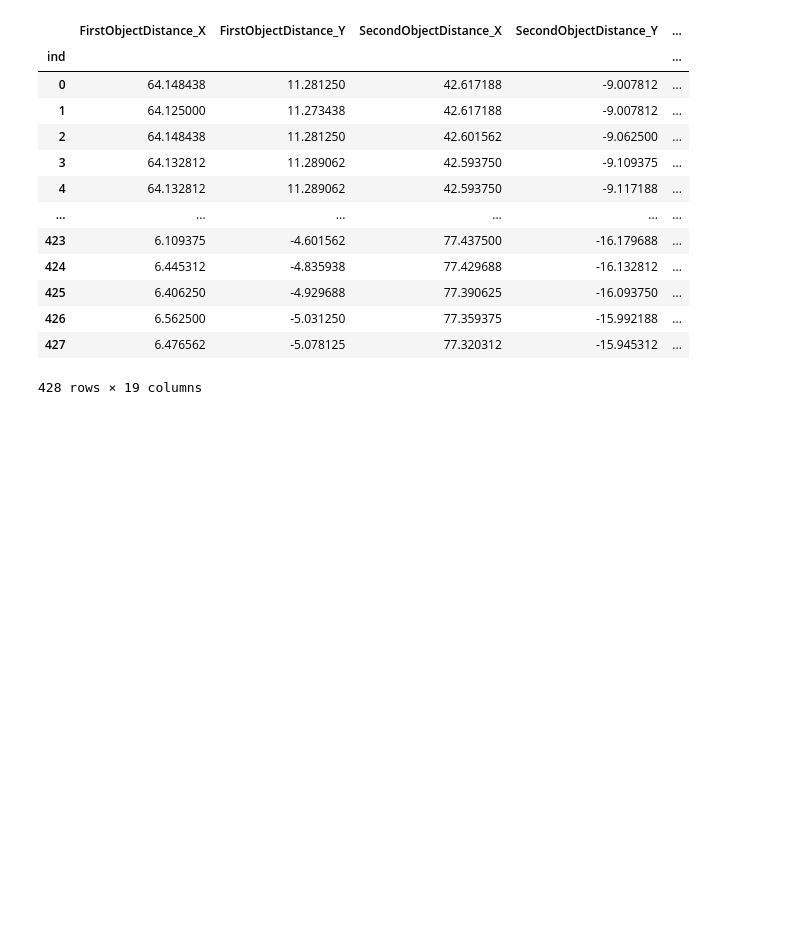
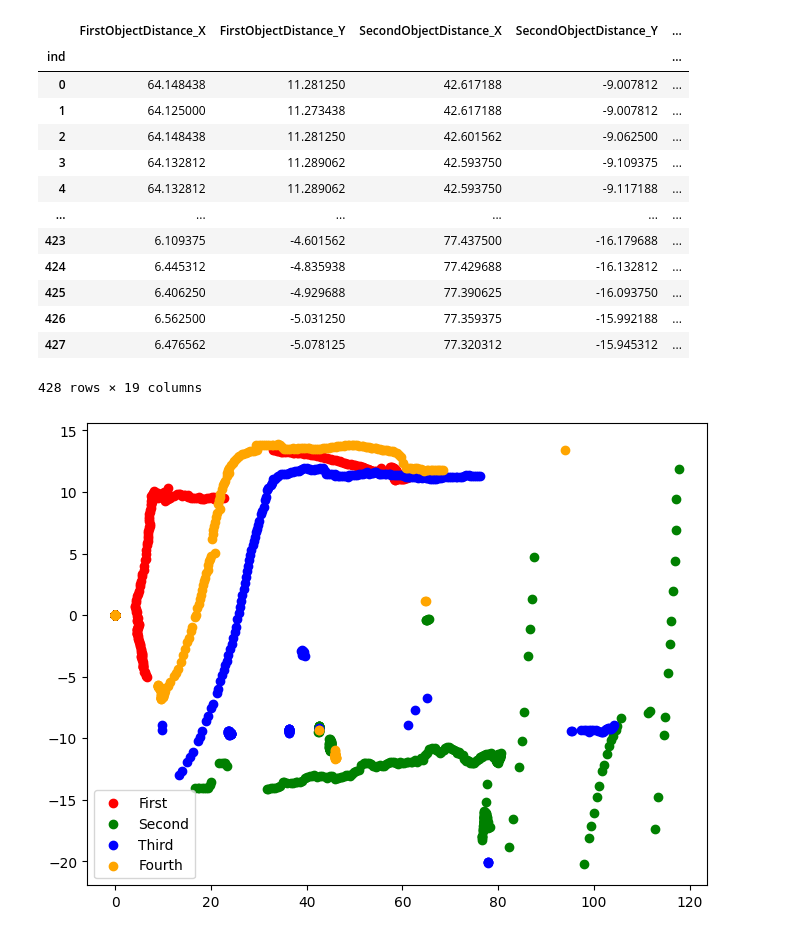
Before and after one commit to Fullbaro/CodeLikeABosch2023, a Jupyter notebook: code/deni.ipynb, the cells around one changed output. Cells and saved outputs as stored; diff of their text form; code cells hidden in the pictures; blank space fills up the shorter version.

Commit message:
Relative objects movement visualization

```diff
--- a/code/deni.ipynb
+++ b/code/deni.ipynb
@@ -3,6 +6,6 @@ import lib.dataset_preprocessor as preproc
 # %%
-data = preproc.normalize(preproc.read())
-data
+df = preproc.normalize(preproc.read())
+df
 # %% [output]
 |  | FirstObjectDistance_X | FirstObjectDistance_Y | SecondObjectDistance_X | SecondObjectDistance_Y | ... |
 | ind |  |  |  |  | ... |
@@ -18,3 +21,38 @@ data
 | 426 | 6.562500 | -5.031250 | 77.359375 | -15.992188 | ... |
 | 427 | 6.476562 | -5.078125 | 77.320312 | -15.945312 | ... |
 428 rows × 19 columns
+# %%
+
+
+objects = []
+for i in range(7):
+    if i % 2 == 0:
+        obj = df.iloc[:, i:i+2]
+        obj.columns = ['x', 'y']
+        #obj = obj[obj['y'] != 0] # Filter null
+        objects.append(obj)
+
+plt.ion()
+plt.figure(figsize=(8, 6))
+plt.xlabel('X Axis')
+plt.ylabel('Y Axis')
+plt.title('Interactive Scatter Plot')
+
+object_names = ["First", "Second", "Third", "Fourth"]
+color_palette = ["red", "green", "blue", "orange"]
+
+start_point = 200
+
+for i in range(start_point, len(objects[0])):
+    plt.clf()
+    for obj, col in zip(objects, color_palette):
+        plt.scatter(obj["x"][:i], obj["y"][:i], c=col, marker='o')
+        plt.legend(object_names)
+    display(plt.gcf())
+    clear_output(wait=True)
+    #time.sleep(0.01)
+
+plt.ioff()
+plt.show()
+# %% [output]
+[figure, added]
```
Also changed, not shown: parts of 2 cells of this notebook.
